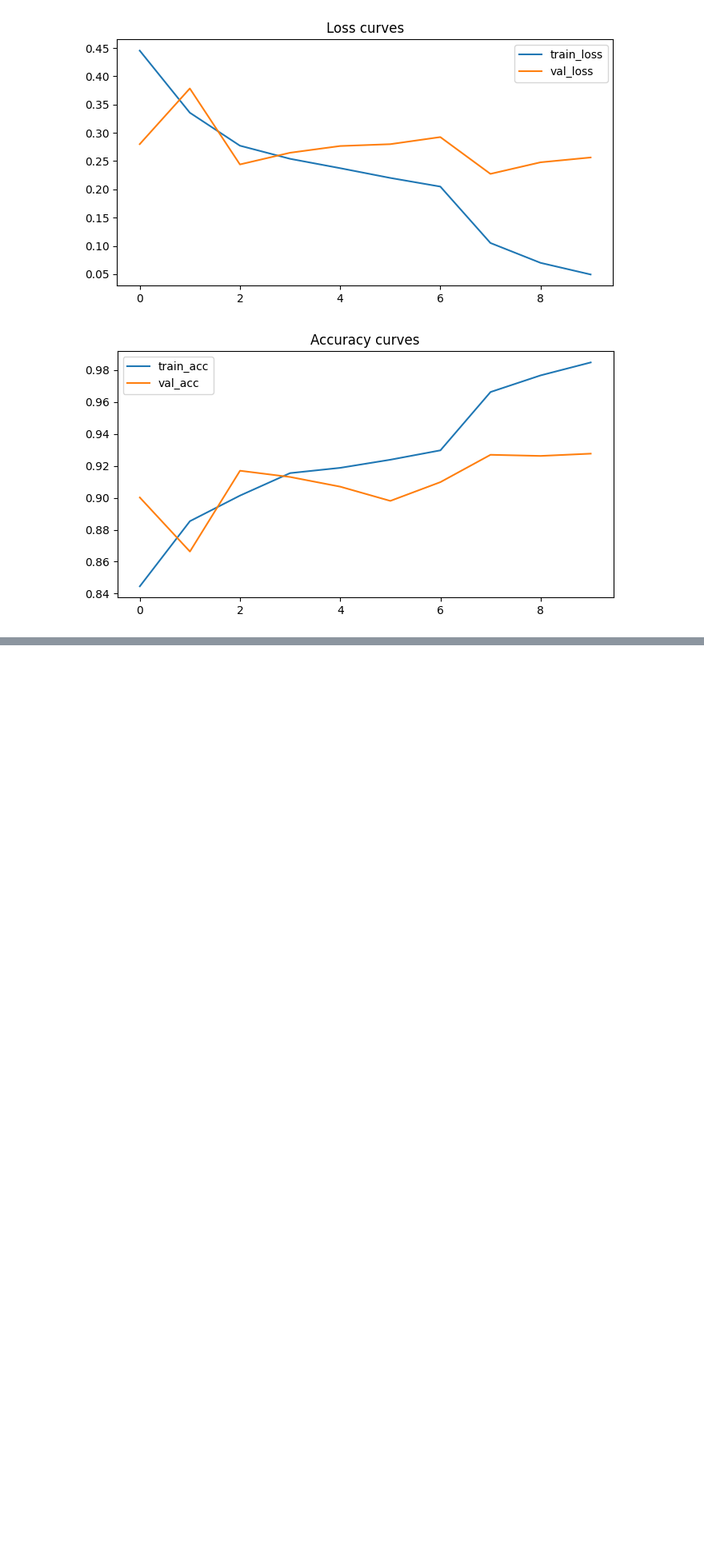
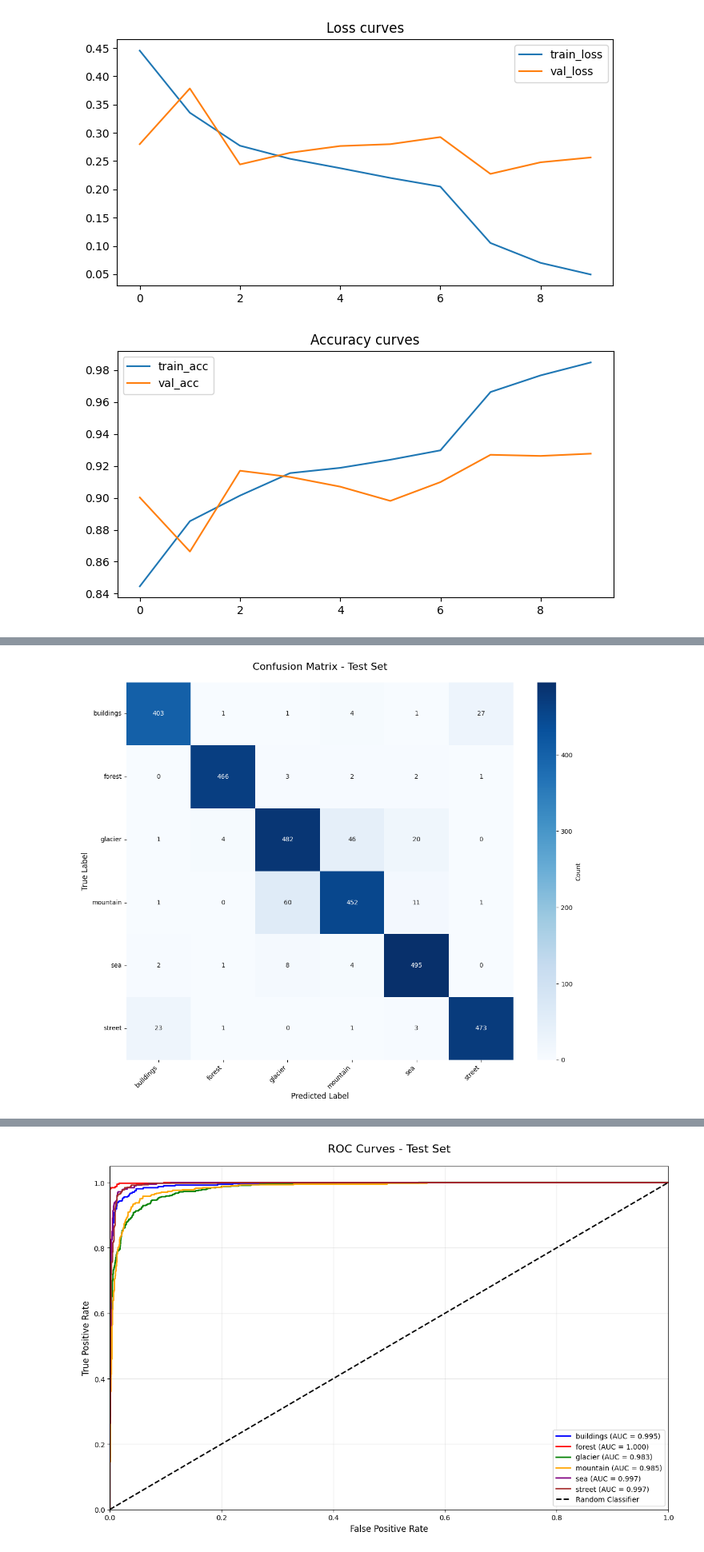
Before and after one commit to BUSH222/MISIS-intro_to_ml_course, a Jupyter notebook: src/05_lab_nn_intro.ipynb, the cells around one changed output, grey strips where cells are left out. Shown at 80% size. Cells and saved outputs as stored; diff of their text form; code cells hidden in the pictures; blank space fills up the shorter version.

Commit message:
confusion matrix built

```diff
--- a/src/05_lab_nn_intro.ipynb
+++ b/src/05_lab_nn_intro.ipynb
@@ -451,0 +454,9 @@ torch.save(checkpoint, ckpt_dir / "mobilenet_full_checkpoint.pth")
+# %%
+ckpt_dir = Path("checkpoints")
+model_eval = get_model(model_name="mobilenet_v2", pretrained=False, num_classes=NUM_CLASSES)
+model_eval.load_state_dict(torch.load(ckpt_dir / "mobilenet_best_state.pth", map_location=device))
+model_eval = model_eval.to(device)
+model_eval.eval()
+print(f"Model loaded successfully from {ckpt_dir / 'mobilenet_best_state.pth'}")
+print(f"Model architecture: MobileNetV2 with {NUM_CLASSES} classes")
+print(f"Class names: {CLASS_NAMES}")
@@ -451,0 +545,66 @@ torch.save(checkpoint, ckpt_dir / "mobilenet_full_checkpoint.pth")
+# %%
+import seaborn as sns
+from itertools import cycle
+
+def plot_confusion_matrix(targets, preds, class_names, dataset_name="Test"):
+    cm = confusion_matrix(targets, preds)
+    plt.figure(figsize=(12, 10))
+    sns.heatmap(cm, annot=True, fmt='d', cmap='Blues',
+                xticklabels=class_names, yticklabels=class_names,
+                cbar_kws={'label': 'Count'})
+    plt.title(f'Confusion Matrix - {dataset_name} Set', fontsize=16, pad=20)
+    plt.ylabel('True Label', fontsize=12)
+    plt.xlabel('Predicted Label', fontsize=12)
+    plt.xticks(rotation=45, ha='right')
+    plt.yticks(rotation=0)
+    plt.tight_layout()
+    plt.show()
+
+    print(f"\nPer-class accuracy ({dataset_name} Set):")
+    for i, cls in enumerate(class_names):
+        cls_acc = cm[i, i] / cm[i].sum() if cm[i].sum() > 0 else 0
+        print(f"  {cls:12s}: {cls_acc:.4f} ({cm[i, i]}/{cm[i].sum()})")
+
+def plot_roc_curves(targets, probs, class_names, dataset_name="Test"):
+    targets_bin = label_binarize(targets, classes=range(len(class_names)))
+    n_classes = len(class_names)
+
+    fpr = dict()
+    tpr = dict()
+    roc_auc = dict()
+
+    for i in range(n_classes):
+        fpr[i], tpr[i], _ = roc_curve(targets_bin[:, i], probs[:, i])
+        roc_auc[i] = auc(fpr[i], tpr[i])
+
+
+    plt.figure(figsize=(12, 8))
+    colors = cycle(['blue', 'red', 'green', 'orange', 'purple', 'brown'])
+
+    for i, color, cls in zip(range(n_classes), colors, class_names):
+        plt.plot(fpr[i], tpr[i], color=color, lw=2,
+                label=f'{cls} (AUC = {roc_auc[i]:.3f})')
+
+    plt.plot([0, 1], [0, 1], 'k--', lw=2, label='Random Classifier')
+    plt.xlim([0.0, 1.0])
+    plt.ylim([0.0, 1.05])
+    plt.xlabel('False Positive Rate', fontsize=12)
+    plt.ylabel('True Positive Rate', fontsize=12)
+    plt.title(f'ROC Curves - {dataset_name} Set', fontsize=16, pad=20)
+    plt.legend(loc="lower right", fontsize=10)
+    plt.grid(alpha=0.3)
+    plt.tight_layout()
+    plt.show()
+
+    print(f"\nAUC Scores ({dataset_name} Set):")
+    for i, cls in enumerate(class_names):
+        print(f"  {cls:12s}: {roc_auc[i]:.4f}")
+
+# Plot for test set
+if test_targets is not None:
+    plot_confusion_matrix(test_targets, test_preds, CLASS_NAMES, "Test")
+    plot_roc_curves(test_targets, test_probs, CLASS_NAMES, "Test")
+else:
+    print("No test data available for confusion matrix and ROC curves")
+# %% [output]
+[figure, added]
@@ -451,0 +618 @@ torch.save(checkpoint, ckpt_dir / "mobilenet_full_checkpoint.pth")
+[figure, added]
```
Also changed, not shown: parts of 7 cells of this notebook.
